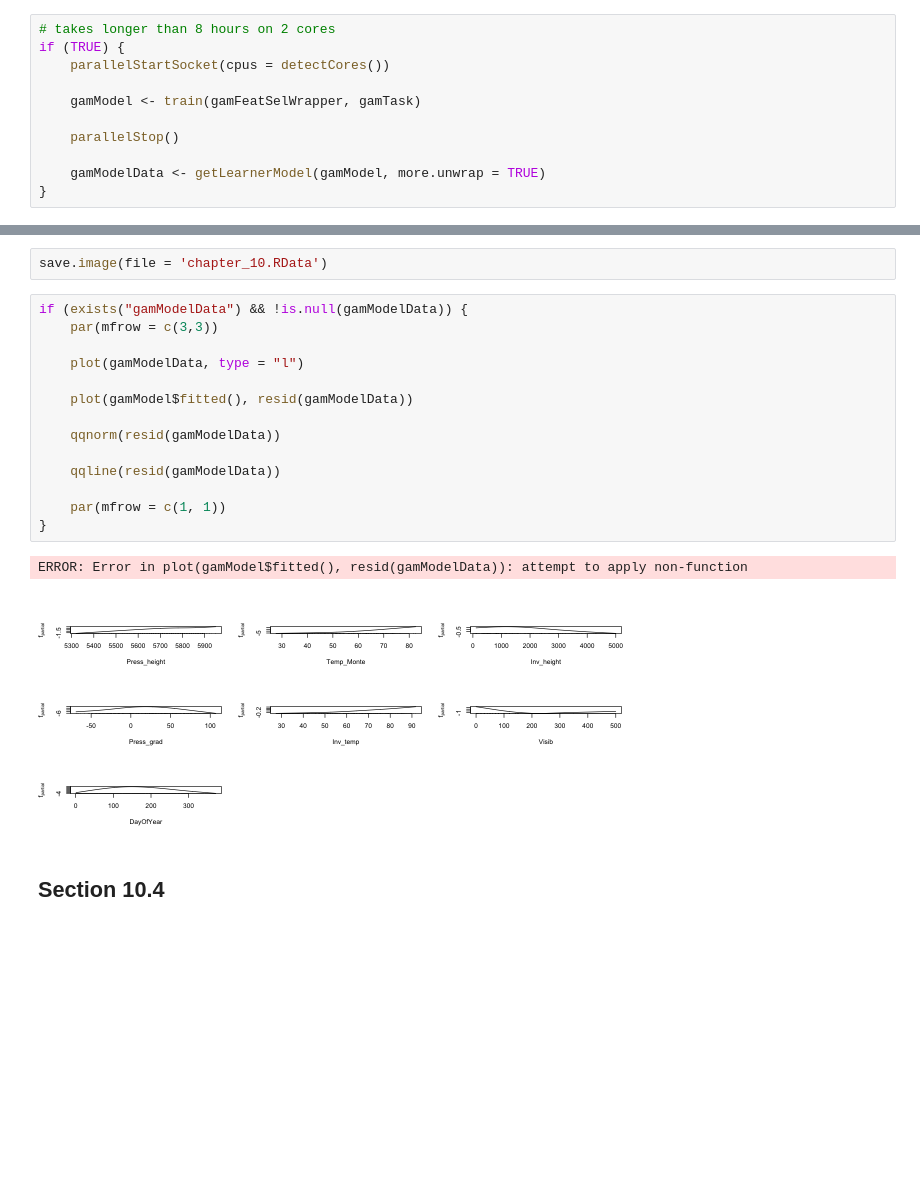
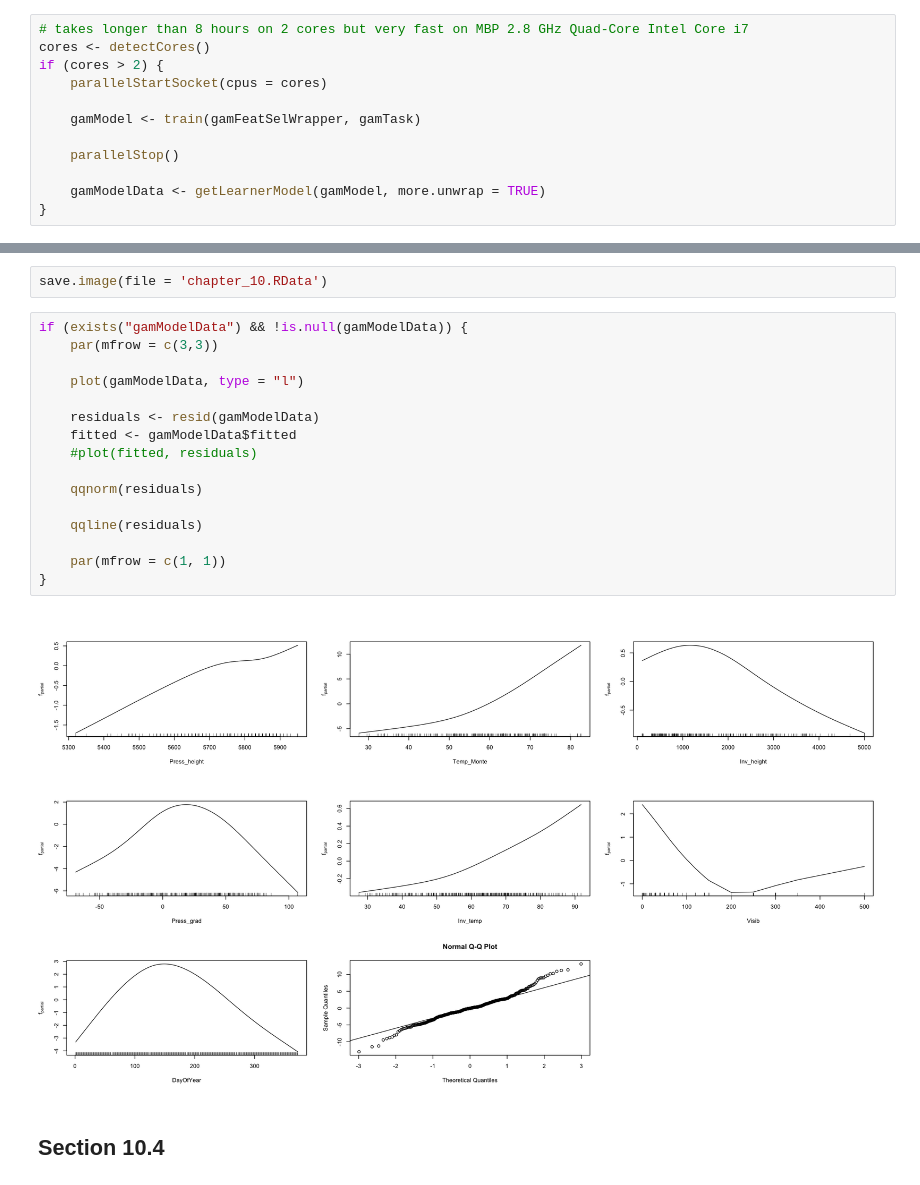
Before and after one commit to brainvat/Hefin-I-Rhys-Machine-Learning-with-R-the-tidyverse-and-mlr, a Jupyter notebook: chapter_10/Chapter 10 - Nonlinear regression with generalized additive models.ipynb, the cells around one changed output, grey strips where cells are left out. Saved outputs shown, nothing was run; the diff lists cells and outputs as text; blank space fills up the shorter version.

Commit message:
completed exercises through listing 10.5 on 8-core MBP; ready to finish Exercise 3

```diff
--- a/chapter_10/Chapter 10 - Nonlinear regression with generalized additive models.ipynb
+++ b/chapter_10/Chapter 10 - Nonlinear regression with generalized additive models.ipynb
@@ -174,9 +174,10 @@ Runtime: 113.542
 # %%
 save.image(file = 'chapter_10.RData')
 # %%
-# takes longer than 8 hours on 2 cores
-if (TRUE) {
-    parallelStartSocket(cpus = detectCores())
+# takes longer than 8 hours on 2 cores but very fast on MBP 2.8 GHz Quad-Core Intel Core i7
+cores <- detectCores()
+if (cores > 2) {
+    parallelStartSocket(cpus = cores)
 
     gamModel <- train(gamFeatSelWrapper, gamTask)
 
@@ -209,20 +210,21 @@ save.image(file = 'chapter_10.RData')
 # %%
 if (exists("gamModelData") && !is.null(gamModelData)) {
     par(mfrow = c(3,3))
 
     plot(gamModelData, type = "l")
 
-    plot(gamModel$fitted(), resid(gamModelData))
+    residuals <- resid(gamModelData)
+    fitted <- gamModelData$fitted
+    #plot(fitted, residuals)
 
-    qqnorm(resid(gamModelData))
+    qqnorm(residuals)
 
-    qqline(resid(gamModelData))
+    qqline(residuals)
 
     par(mfrow = c(1, 1))
 }
 # %% [output]
-ERROR: Error in plot(gamModel$fitted(), resid(gamModelData)): attempt to apply non-function
-[figure, old version]
+[figure, new version]
 # %% [markdown]
 ## Section 10.4
 # %% [markdown]
```
Also changed, not shown: parts of 3 cells of this notebook, 1 other file.
